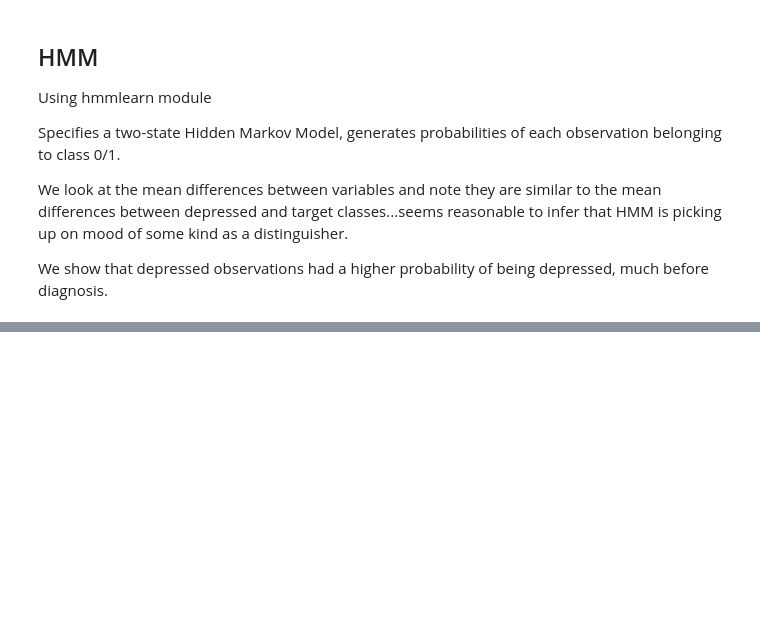
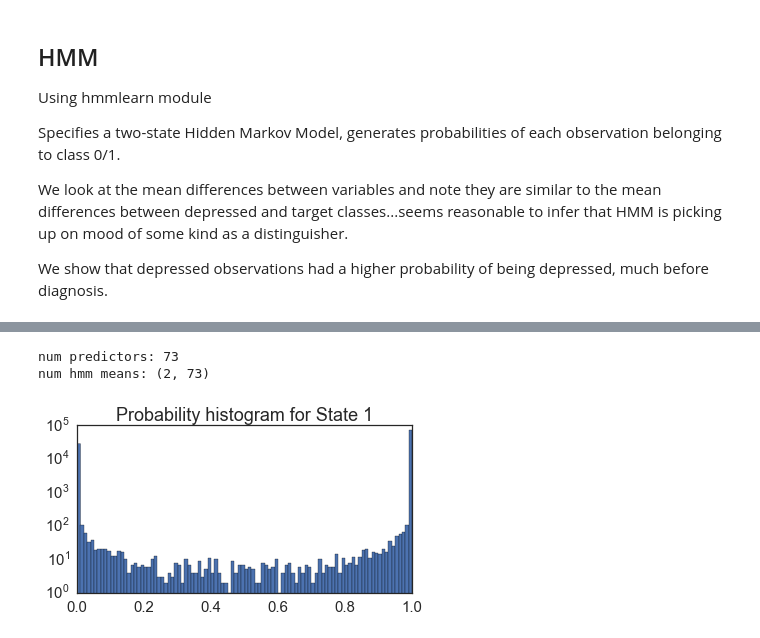
Before and after one commit to andrewreece/predicthealth, a Jupyter notebook: mixture_models.ipynb, the cells around one changed output, grey strips where cells are left out. Drawn from its saved outputs; the diff is of its cells as text; code cells hidden in the pictures; blank space fills up the shorter version.

```diff
--- a/mixture_models.ipynb
+++ b/mixture_models.ipynb
@@ -117,15 +134,13 @@ params = define_params(condition, test_name, test_cutoff, impose_test_cutoff,
 
 Load a separate entry for each groupby
 # %%
-if load_from == 'pickle':
-    data = pickle.load( open( "{cond}_{pl}_data.p".format(cond=condition,pl=platform), "rb" ) )
-
-elif load_from == 'file':
-
-else:
+if not load_from: # construct data dict from raw data
     data = make_data_dict(params, condition, test_name, conn)
     prepare_raw_data(data, platform, params, conn, gb_types, condition,
                      periods, turn_points, posting_cutoff,
                      additional_data=additional_data, include_filter=include_filter, limit_date_range=limit_date_range)
-    if write_to_pickle:
-        pickle.dump( data, open( "{cond}_{pl}_data.p".format(cond=condition,pl=platform), "wb" ) )
+else: # load data dict from saved file
+    #data = data_loader(load_from, condition, platform, path_head)
+    data = pickle.load(open("{path}{cond}_{pl}_data.p".format(path=path_head,
+                                                              cond=condition,
+                                                              pl=platform), "rb" ) )
@@ -172,20 +179,3 @@ master weekly shape: (29328, 86)
 
 Merge to master: MAIN user_id
 master user_id shape: (394, 78)
-# %%
-data = {}
-when = "MAIN"
-datetype = ""#_from_diag"
-addtl = "no_addtl_data"
-cut = "post_uncut"
-
-gb_types = ['created_date']
-for gbt in gb_types:
-    fdir = '/'.join(["data-files",condition,platform,gbt])
-    fname = '_'.join([condition,platform,gbt,when+datetype,addtl,cut])
-    fname = fname+'.csv'
-    fpath = '/'.join([fdir,fname])
-    data[gbt] = pd.read_csv(fpath)
-
-    if platform == 'tw': # why do we drop the first column for tw data?  coming back to it with ig it doesn't seem right
-        data[gbt].drop(data[gbt].columns[0], 1, inplace=True) # drops index
@@ -201,7 +189,7 @@ if platform == 'ig':
 elif platform == 'tw':
     user = 'user_id'
 
-means = 'means'
+means = 'no_addtl_means'
 # %%
 gb_type = 'created_date'
 mdf = data['master'][gb_type].copy()
@@ -212,8 +200,6 @@ X = mdf[predictors].copy()
 # %%
 ## this section for kalman filter only.  the user_id thing doesn't work for instagram...
 if run_kalman or run_gmm:
-    gb_type = 'created_date'
-    mdf = data['master'][gb_type].copy()
 
     if platform == 'tw':
         # this mask isn't exhaustive...but it is meant to cover cases where tweets just don't give much useful info
@@ -780,0 +603,6 @@ for idx in hmm_dff.ix[(hmm_dff.target==0) & hmm_dff[key_var].notnull(),:].index:
+# %%
+hmm, hmmdf = fit_hmm(mdf, predictors)
+# %% [output]
+num predictors: 73
+num hmm means: (2, 73)
+[figure, added]
```
Also changed, not shown: parts of 23 cells of this notebook, 1 other file.
